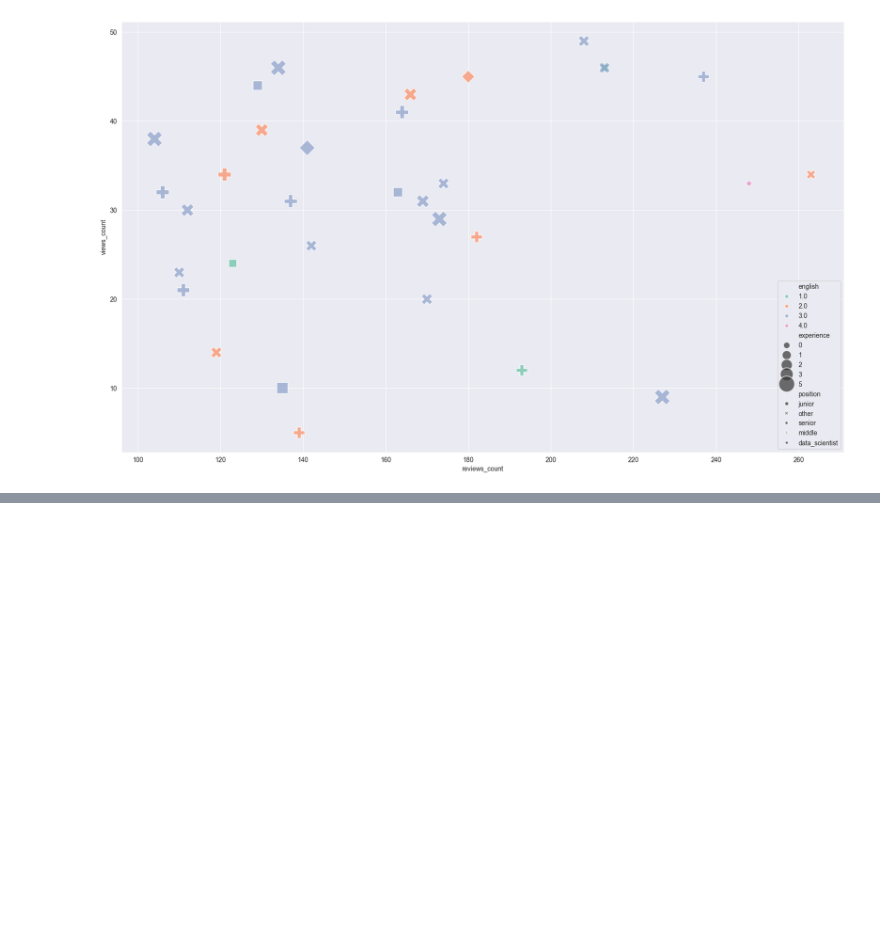
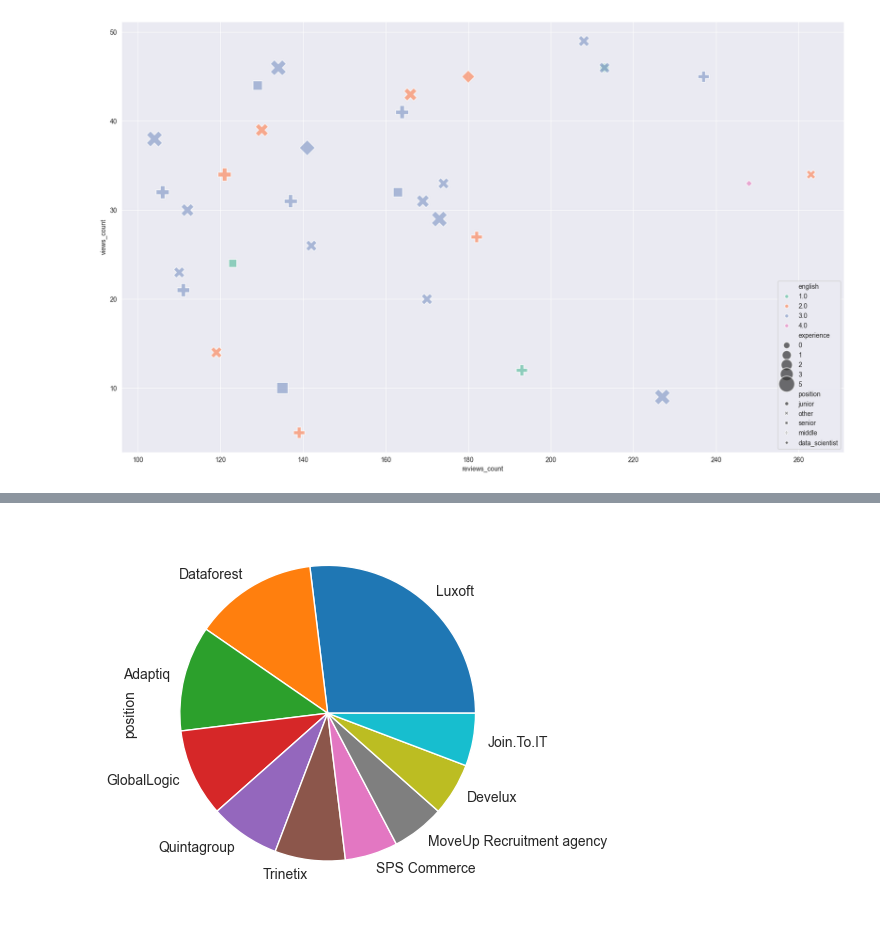
Before and after one commit to Familenko/djinni_statistic, a Jupyter notebook: analytic/main.ipynb, the cells around one changed output, grey strips where cells are left out. Cells and saved outputs as stored; diff of their text form; code cells hidden in the pictures; blank space fills up the shorter version.

```diff
--- a/analytic/main.ipynb
+++ b/analytic/main.ipynb
@@ -580,0 +609,4 @@ cluster_plot(cluster_3)
+# %%
+df.groupby('company')['position'].count().sort_values(ascending=False)[:10].plot(kind='pie');
+# %% [output]
+[figure, added]
```
Also changed, not shown: parts of 20 cells of this notebook.
